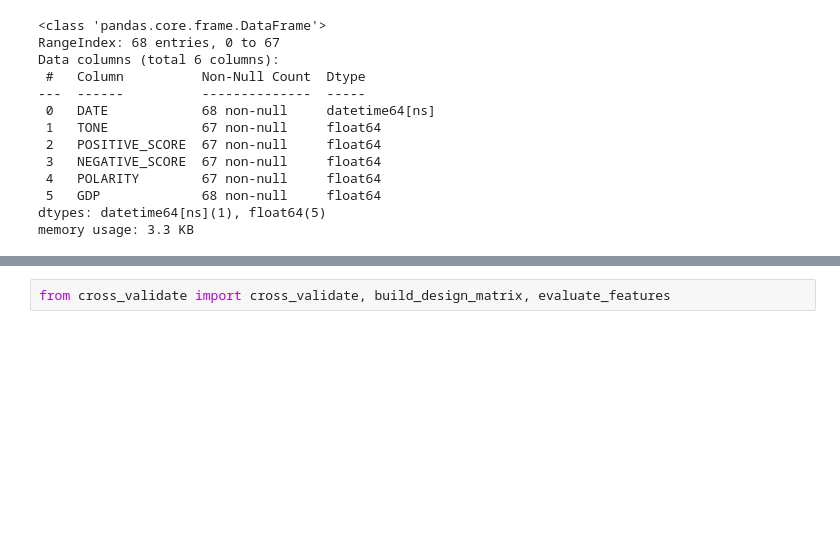
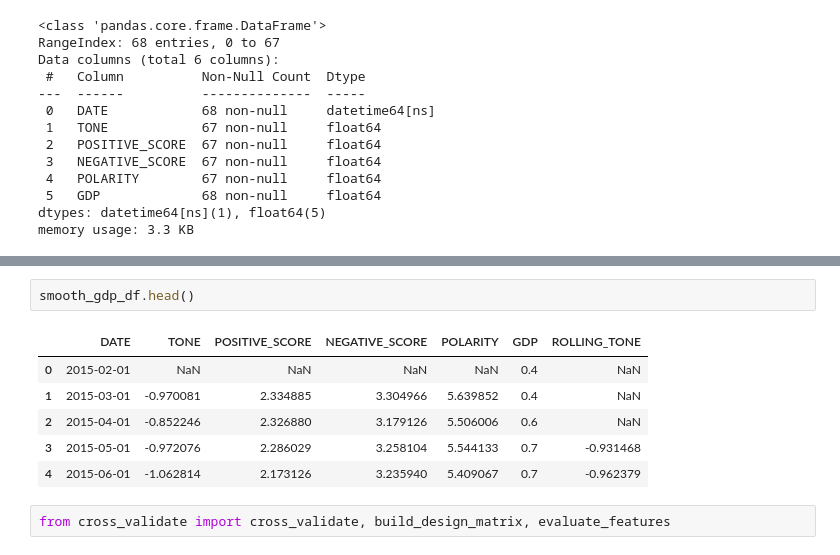
Before and after one commit to waijean/nlp_economics, a Jupyter notebook: gdp_forecast/mvp_v1.2.ipynb, the cells around one changed output, grey strips where cells are left out. Drawn from its saved outputs; the diff is of its cells as text; blank space fills up the shorter version.

```diff
--- a/gdp_forecast/mvp_v1.2.ipynb
+++ b/gdp_forecast/mvp_v1.2.ipynb
@@ -61,3 +69,12 @@ gdp_df[["TONE", "GDP", "DATE"]].set_index("DATE").loc["2015-03-01":"2020-03-01"]
+# %%
+smooth_gdp_df.head()
+# %% [output]
+|  | DATE | TONE | POSITIVE_SCORE | NEGATIVE_SCORE | POLARITY | GDP | ROLLING_TONE |
+| 0 | 2015-02-01 | NaN | NaN | NaN | NaN | 0.4 | NaN |
+| 1 | 2015-03-01 | -0.970081 | 2.334885 | 3.304966 | 5.639852 | 0.4 | NaN |
+| 2 | 2015-04-01 | -0.852246 | 2.326880 | 3.179126 | 5.506006 | 0.6 | NaN |
+| 3 | 2015-05-01 | -0.972076 | 2.286029 | 3.258104 | 5.544133 | 0.7 | -0.931468 |
+| 4 | 2015-06-01 | -1.062814 | 2.173126 | 3.235940 | 5.409067 | 0.7 | -0.962379 |
 # %%
 from cross_validate import cross_validate, build_design_matrix, evaluate_features
 # %% [markdown]
```
Also changed, not shown: parts of 7 cells of this notebook.
